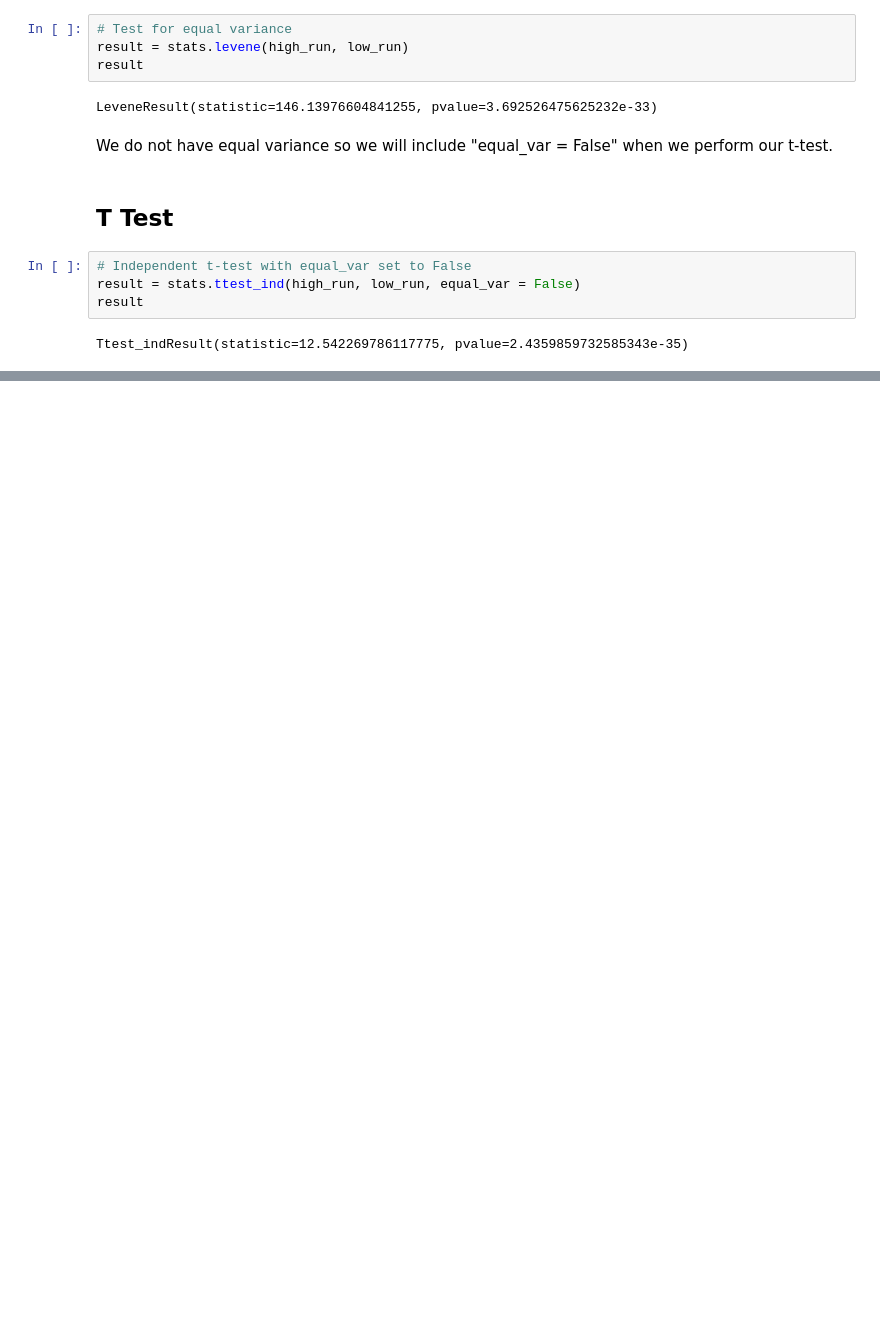
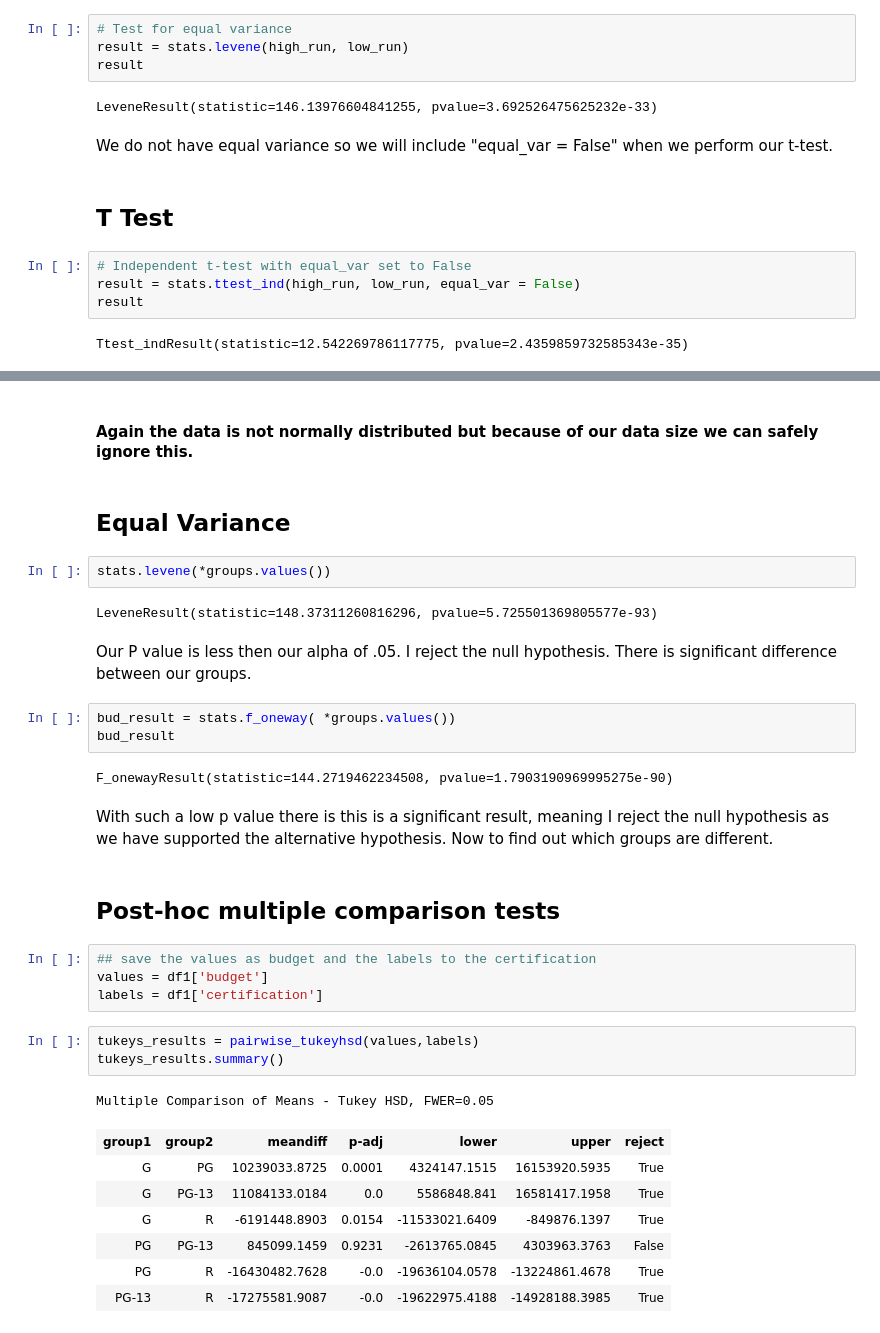
Before and after one commit to fid2445/Project-3-, a Jupyter notebook: Mike Fiddler Project Part 4 Hypothesis Testing.ipynb, the cells around one changed output, grey strips where cells are left out. Cells and saved outputs as stored; diff of their text form; blank space fills up the shorter version.

```diff
--- a/Mike Fiddler Project Part 4 Hypothesis Testing.ipynb
+++ b/Mike Fiddler Project Part 4 Hypothesis Testing.ipynb
@@ -645,0 +781,35 @@ df.head()
+# %% [markdown]
+#### Again the data is not normally distributed but because of our data size we can safely ignore this.
+# %% [markdown]
+## Equal Variance
+# %%
+stats.levene(*groups.values())
+# %% [output]
+LeveneResult(statistic=148.37311260816296, pvalue=5.725501369805577e-93)
+# %% [markdown]
+Our P value is less then our alpha of .05.  I reject the null hypothesis.  There is significant difference between our groups.
+# %%
+bud_result = stats.f_oneway( *groups.values())
+bud_result
+# %% [output]
+F_onewayResult(statistic=144.2719462234508, pvalue=1.7903190969995275e-90)
+# %% [markdown]
+With such a low p value there is this is a significant result, meaning I reject the null hypothesis as we have supported the alternative hypothesis.  Now to find out which groups are different.
+# %% [markdown]
+## Post-hoc multiple comparison tests
+# %%
+## save the values as budget and the labels to the certification
+values = df1['budget']
+labels = df1['certification']
+# %%
+tukeys_results = pairwise_tukeyhsd(values,labels)
+tukeys_results.summary()
+# %% [output]
+Multiple Comparison of Means - Tukey HSD, FWER=0.05
+| group1 | group2 | meandiff | p-adj | lower | upper | reject |
+| G | PG | 10239033.8725 | 0.0001 | 4324147.1515 | 16153920.5935 | True |
+| G | PG-13 | 11084133.0184 | 0.0 | 5586848.841 | 16581417.1958 | True |
+| G | R | -6191448.8903 | 0.0154 | -11533021.6409 | -849876.1397 | True |
+| PG | PG-13 | 845099.1459 | 0.9231 | -2613765.0845 | 4303963.3763 | False |
+| PG | R | -16430482.7628 | -0.0 | -19636104.0578 | -13224861.4678 | True |
+| PG-13 | R | -17275581.9087 | -0.0 | -19622975.4188 | -14928188.3985 | True |
```
Also changed, not shown: parts of 43 cells of this notebook.
